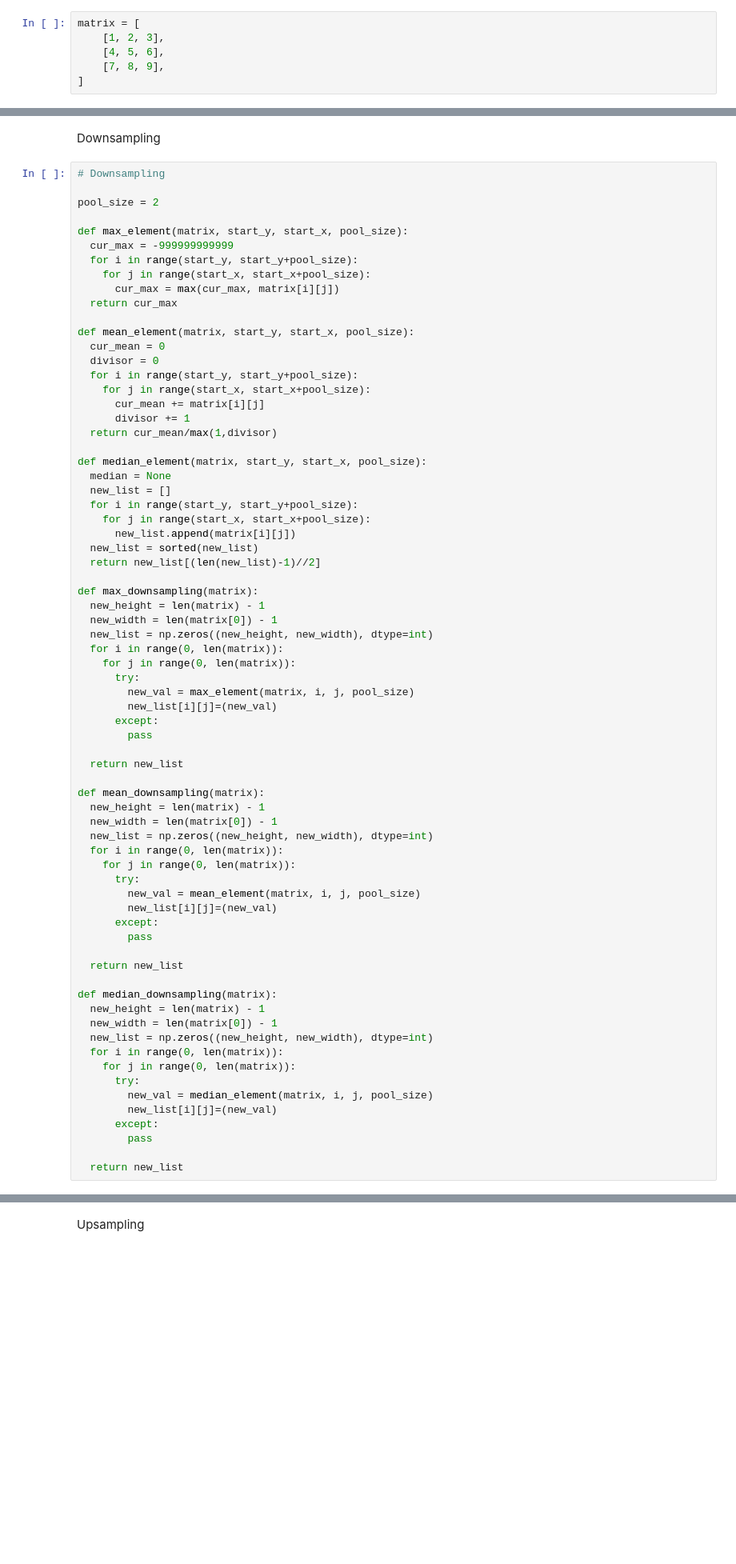
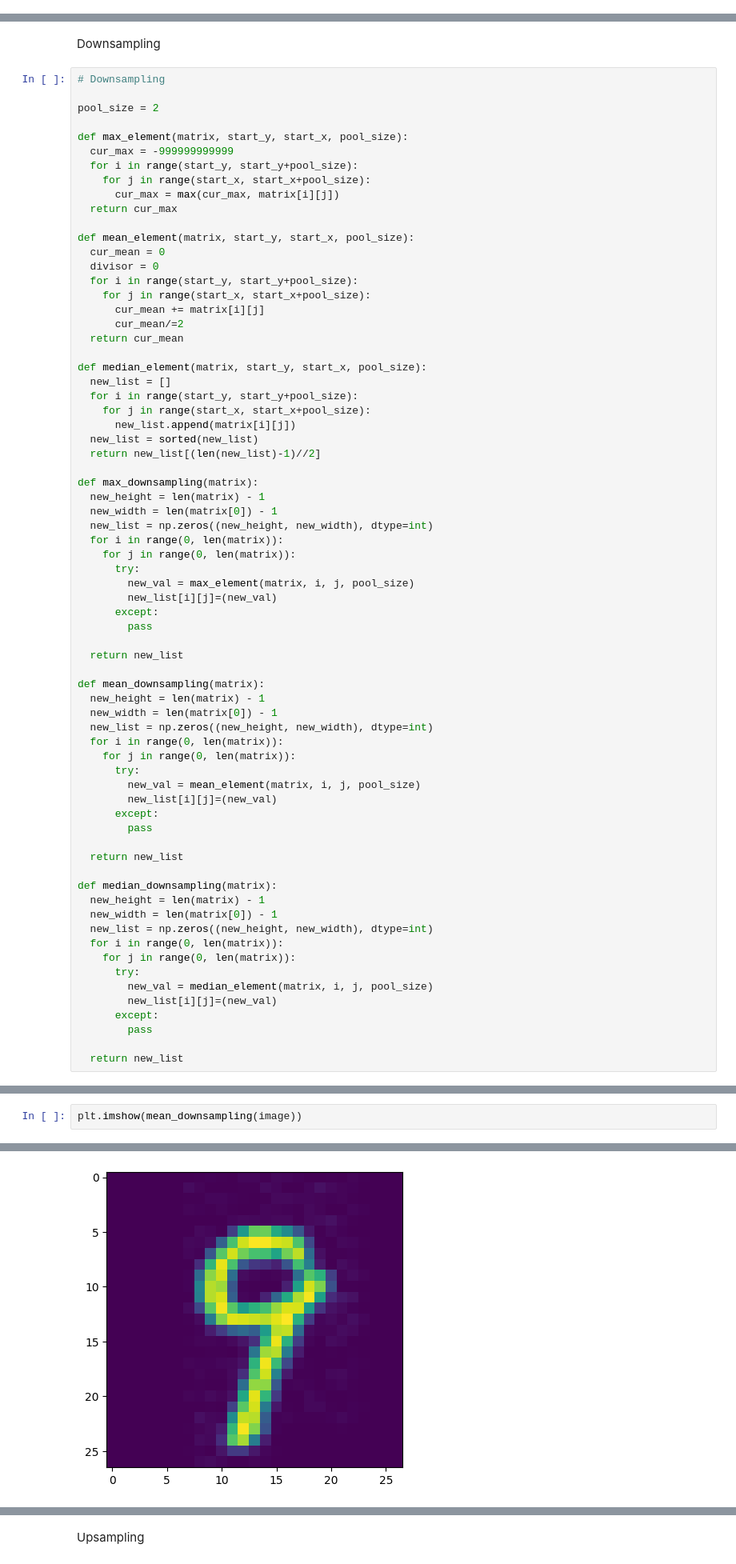
Before and after one commit to fujimotoAr/PACD-Assignments, a Jupyter notebook: PCD_Assignment01.ipynb, the cells around one changed output, grey strips where cells are left out. Shown at 80% size. Drawn from its saved outputs; the diff is of its cells as text; blank space fills up the shorter version.

```diff
--- a/PCD_Assignment01.ipynb
+++ b/PCD_Assignment01.ipynb
@@ -7,6 +22,0 @@ import numpy as np
-# %%
-matrix = [
-    [1, 2, 3],
-    [4, 5, 6],
-    [7, 8, 9],
-]
@@ -30,11 +48,10 @@ def mean_element(matrix, start_y, start_x, pool_size):
   for i in range(start_y, start_y+pool_size):
     for j in range(start_x, start_x+pool_size):
       cur_mean += matrix[i][j]
-      divisor += 1
-  return cur_mean/max(1,divisor)
+      cur_mean/=2
+  return cur_mean
 
 def median_element(matrix, start_y, start_x, pool_size):
-  median = None
   new_list = []
   for i in range(start_y, start_y+pool_size):
     for j in range(start_x, start_x+pool_size):
@@ -95,0 +107,3 @@ array([[3, 4],
+# %%
+plt.imshow(mean_downsampling(image))
+# %% [output]
@@ -95,0 +111 @@ array([[3, 4],
+[figure, added]
```
Also changed, not shown: parts of 27 cells of this notebook, 1 other file.
